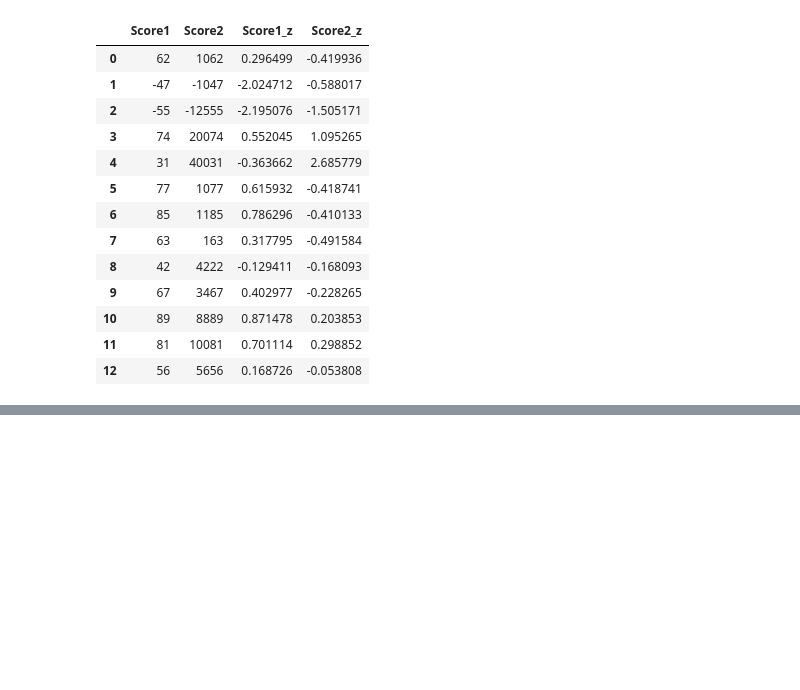
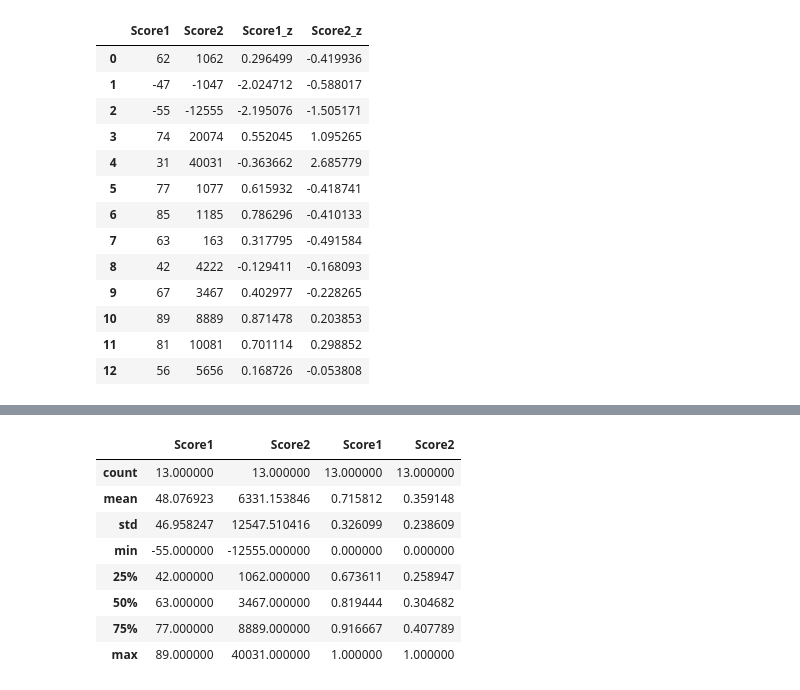
Before and after one commit to davideliason/DM4BA_Personal_Practice, a Jupyter notebook: Pandas_DataAnalysis.ipynb, the cells around one changed output, grey strips where cells are left out. Drawn from its saved outputs; the diff is of its cells as text; code cells hidden in the pictures; blank space fills up the shorter version.

```diff
--- a/Pandas_DataAnalysis.ipynb
+++ b/Pandas_DataAnalysis.ipynb
@@ -1145,0 +1271,14 @@ df # remind ourselves what our dataframe looks like
+# %%
+# let's see sie by side, before and after scaling
+pd.concat([df2.describe(), df3.describe()],
+          axis=1)
+# %% [output]
+|  | Score1 | Score2 | Score1 | Score2 |
+| count | 13.000000 | 13.000000 | 13.000000 | 13.000000 |
+| mean | 48.076923 | 6331.153846 | 0.715812 | 0.359148 |
+| std | 46.958247 | 12547.510416 | 0.326099 | 0.238609 |
+| min | -55.000000 | -12555.000000 | 0.000000 | 0.000000 |
+| 25% | 42.000000 | 1062.000000 | 0.673611 | 0.258947 |
+| 50% | 63.000000 | 3467.000000 | 0.819444 | 0.304682 |
+| 75% | 77.000000 | 8889.000000 | 0.916667 | 0.407789 |
+| max | 89.000000 | 40031.000000 | 1.000000 | 1.000000 |
```
Also changed, not shown: parts of 30 cells of this notebook, 2 other files.
